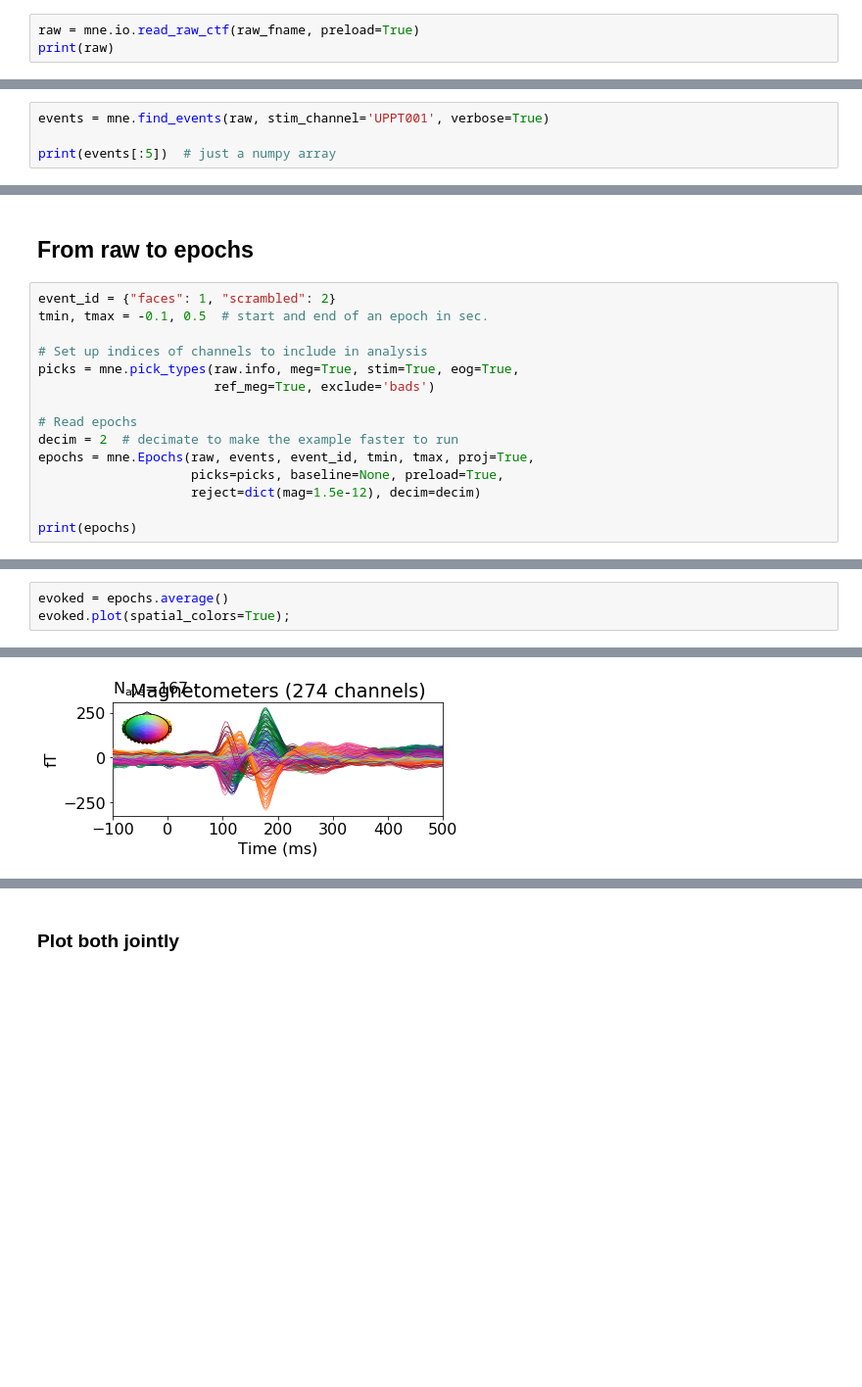
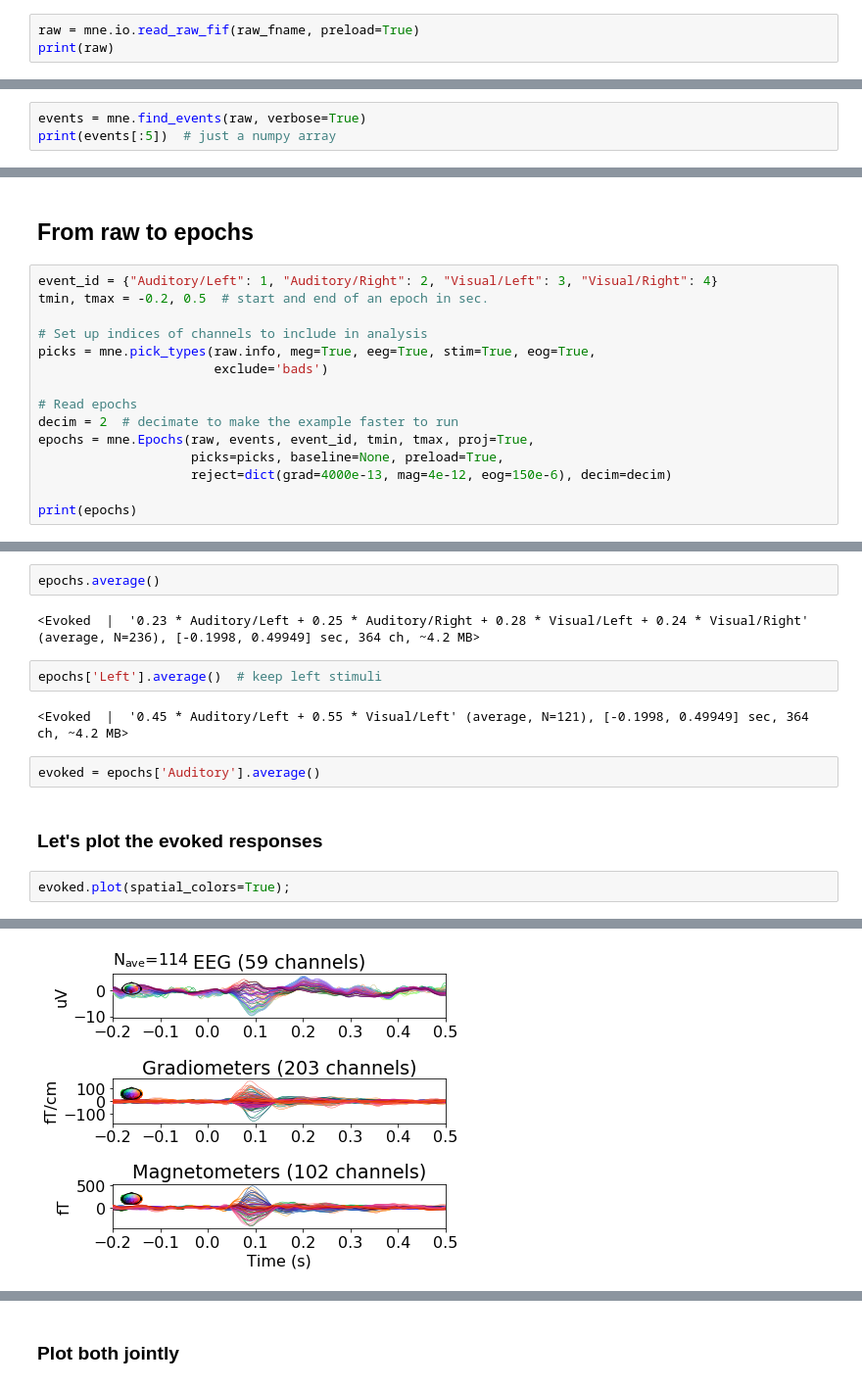
Before and after one commit to agramfort/mne_sapien_labs_2019, a Jupyter notebook: mne_demos.ipynb, the cells around one changed output, grey strips where cells are left out. Shown at 98% size. Saved outputs shown, nothing was run; the diff lists cells and outputs as text; blank space fills up the shorter version.

```diff
--- a/mne_demos.ipynb
+++ b/mne_demos.ipynb
@@ -41,6 +41,6 @@ print(raw_fname)  # the path to the file
 # %% [markdown]
 Now let's read data from file:
 # %%
-raw = mne.io.read_raw_ctf(raw_fname, preload=True)
+raw = mne.io.read_raw_fif(raw_fname, preload=True)
 print(raw)
 # %% [output]
@@ -97,7 +97,6 @@ An epoch is a segment of data around the presence of an **event**.
 
 Let's extract events from the trigger/stimulation channel:
 # %%
-events = mne.find_events(raw, stim_channel='UPPT001', verbose=True)
-
+events = mne.find_events(raw, verbose=True)
 print(events[:5])  # just a numpy array
 # %% [output]
@@ -118,18 +117,18 @@ mne.viz.plot_events(events, raw.info['sfreq'], raw.first_samp, event_id=event_id
 # %% [markdown]
 ## From raw to epochs
 # %%
-event_id = {"faces": 1, "scrambled": 2}
-tmin, tmax = -0.1, 0.5  # start and end of an epoch in sec.
+event_id = {"Auditory/Left": 1, "Auditory/Right": 2, "Visual/Left": 3, "Visual/Right": 4}
+tmin, tmax = -0.2, 0.5  # start and end of an epoch in sec.
 
 # Set up indices of channels to include in analysis
-picks = mne.pick_types(raw.info, meg=True, stim=True, eog=True,
-                       ref_meg=True, exclude='bads')
+picks = mne.pick_types(raw.info, meg=True, eeg=True, stim=True, eog=True,
+                       exclude='bads')
 
 # Read epochs
 decim = 2  # decimate to make the example faster to run
 epochs = mne.Epochs(raw, events, event_id, tmin, tmax, proj=True,
                     picks=picks, baseline=None, preload=True,
-                    reject=dict(mag=1.5e-12), decim=decim)
+                    reject=dict(grad=4000e-13, mag=4e-12, eog=150e-6), decim=decim)
 
 print(epochs)
 # %% [output]
@@ -170,4 +152,15 @@ The average response of the brain is called the **evoked** response.
+# %%
+epochs.average()
+# %% [output]
+<Evoked  |  '0.23 * Auditory/Left + 0.25 * Auditory/Right + 0.28 * Visual/Left + 0.24 * Visual/Right' (average, N=236), [-0.1998, 0.49949] sec, 364 ch, ~4.2 MB>
+# %%
+epochs['Left'].average()  # keep left stimuli
+# %% [output]
+<Evoked  |  '0.45 * Auditory/Left + 0.55 * Visual/Left' (average, N=121), [-0.1998, 0.49949] sec, 364 ch, ~4.2 MB>
+# %%
+evoked = epochs['Auditory'].average()
+# %% [markdown]
+### Let's plot the evoked responses
 # %%
-evoked = epochs.average()
 evoked.plot(spatial_colors=True);
 # %% [output]
@@ -175,2 +167,2 @@ time_unit defaults to "ms" in 0.16 but will change to "s" in 0.17, set it explic
-[figure, old version]
+[figure, new version]
 # %%
```
Also changed, not shown: parts of 35 cells of this notebook, 3 other files.
